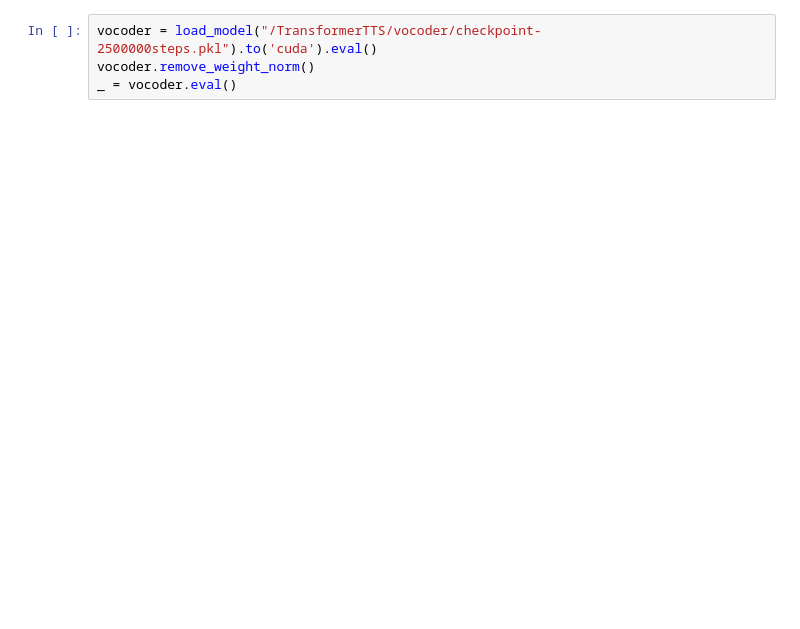
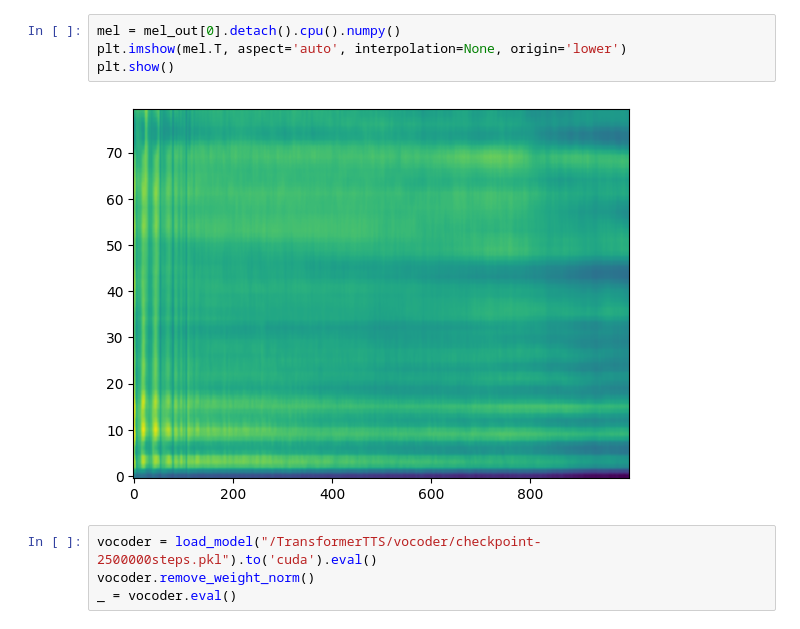
Before and after one commit to Orca0917/TransformerTTS, a Jupyter notebook: notebook/test.ipynb, the cells around one changed output. Drawn from its saved outputs; the diff is of its cells as text; blank space fills up the shorter version.

```diff
--- a/notebook/test.ipynb
+++ b/notebook/test.ipynb
@@ -13,3 +55,9 @@ warnings.filterwarnings('ignore')
+# %%
+mel = mel_out[0].detach().cpu().numpy()
+plt.imshow(mel.T, aspect='auto', interpolation=None, origin='lower')
+plt.show()
+# %% [output]
+[figure, added]
 # %%
 vocoder = load_model("/TransformerTTS/vocoder/checkpoint-2500000steps.pkl").to('cuda').eval()
 vocoder.remove_weight_norm()
```
Also changed, not shown: parts of 6 cells of this notebook, 33 other files.
